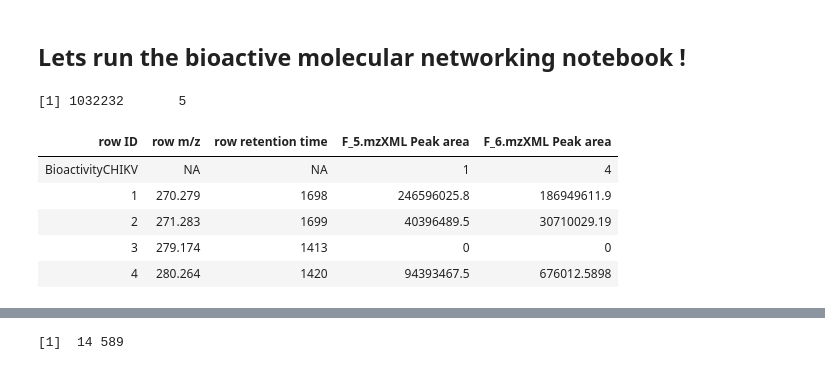
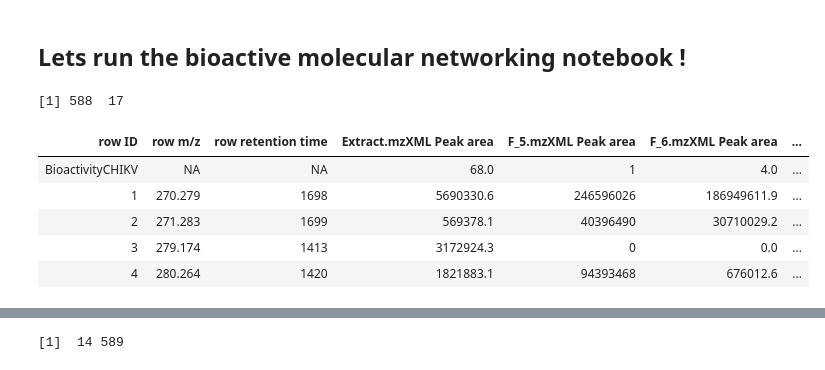
Before and after one commit to DorresteinLaboratory/Bioactive_Molecular_Networks, a Jupyter notebook: Bioactive_Molecular_Networks_v1.1_MZmine2.ipynb, the cells around one changed output, grey strips where cells are left out. Drawn from its saved outputs; the diff is of its cells as text; code cells hidden in the pictures.

```diff
--- a/Bioactive_Molecular_Networks_v1.1_MZmine2.ipynb
+++ b/Bioactive_Molecular_Networks_v1.1_MZmine2.ipynb
@@ -30,18 +30,18 @@ Bioactive molecular networking: Nothias, L.-F.; Nothias-Esposito, M.; da Silva,
 # %%
 # Load and inspect the MZmine feature table with bioassay results
 # Change the name in the code below if needed (.CSV file in red)
 # NB: Make sure to add the value of bioactivity in the second row.
-in_tab <- read.csv("features_quantification_matrix_edited_bioactivity_MZmine2_template_data.csv", stringsAsFactor=FALSE, check.names=FALSE)
+in_tab <- read.csv("TEMPLATE_FILES//INPUT_FILE/features_quantification_matrix_edited_bioactivity_MZmine2.csv", stringsAsFactor=FALSE, check.names=FALSE)
 dim(in_tab)
 in_tab[1:5,]
 # %% [output]
-[1] 1032232       5
+[1] 588  17
-| row ID | row m/z | row retention time | F_5.mzXML Peak area | F_6.mzXML Peak area |
-| BioactivityCHIKV | NA | NA | 1 | 4 |
-| 1 | 270.279 | 1698 | 246596025.8 | 186949611.9 |
-| 2 | 271.283 | 1699 | 40396489.5 | 30710029.19 |
-| 3 | 279.174 | 1413 | 0 | 0 |
-| 4 | 280.264 | 1420 | 94393467.5 | 676012.5898 |
+| row ID | row m/z | row retention time | Extract.mzXML Peak area | F_5.mzXML Peak area | F_6.mzXML Peak area | ... |
+| BioactivityCHIKV | NA | NA | 68.0 | 1 | 4.0 | ... |
+| 1 | 270.279 | 1698 | 5690330.6 | 246596026 | 186949611.9 | ... |
+| 2 | 271.283 | 1699 | 569378.1 | 40396490 | 30710029.2 | ... |
+| 3 | 279.174 | 1413 | 3172924.3 | 0 | 0.0 | ... |
+| 4 | 280.264 | 1420 | 1821883.1 | 94393468 | 676012.6 | ... |
 # %%
 # Transpose and format column and row labels to follow the workflow below
 # Change the the 'BioactivityCHIKV' variable in red below to the column row index name
```
Also changed, not shown: parts of 13 cells of this notebook, 1 other file.
